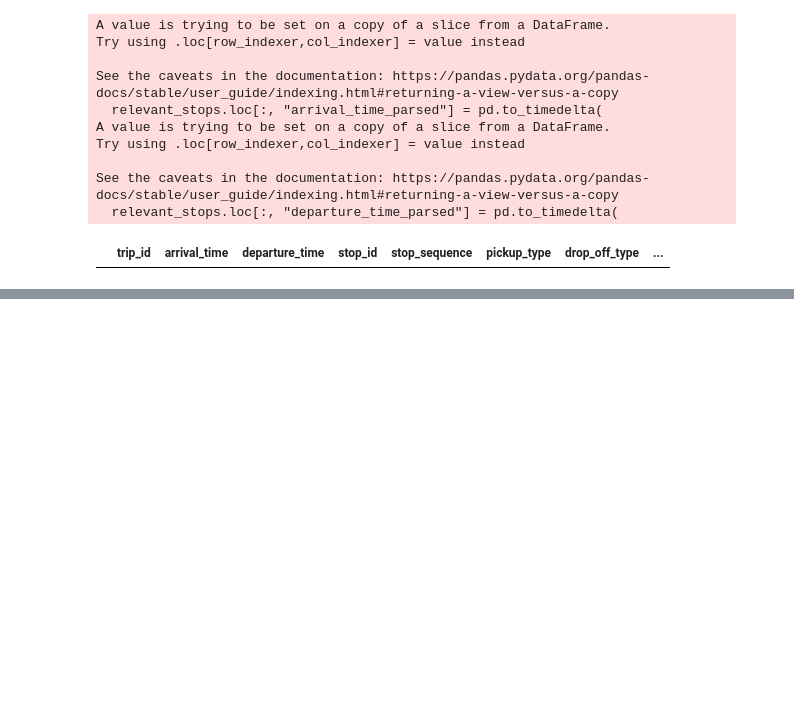
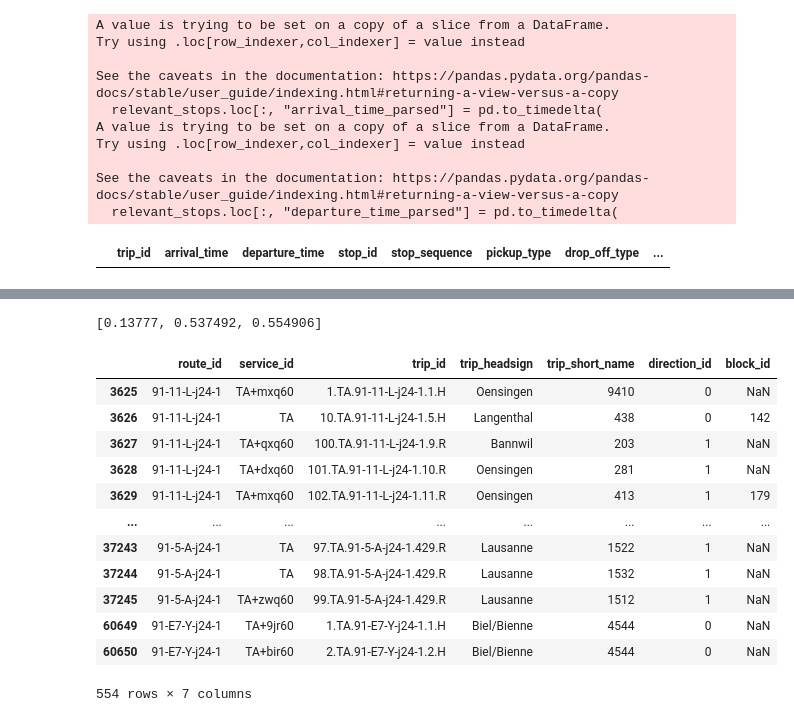
Before and after one commit to Yelinz/commute-city-triangulation, a Jupyter notebook: train.ipynb, the cells around one changed output, grey strips where cells are left out. Saved outputs shown, nothing was run; the diff lists cells and outputs as text; code cells hidden in the pictures; blank space fills up the shorter version.

```diff
--- a/train.ipynb
+++ b/train.ipynb
@@ -183,0 +162,20 @@ stop_data.drop_duplicates(subset=["parent_station"], keep='first')
+# %%
+[0.13777, 0.537492, 0.554906]
+# %% [output]
+[0.13777, 0.537492, 0.554906]
+# %%
+feed.trips.loc[feed.trips["route_id"].isin(routes["route_id"])]
+# %% [output]
+|  | route_id | service_id | trip_id | trip_headsign | trip_short_name | direction_id | block_id |
+| 3625 | 91-11-L-j24-1 | TA+mxq60 | 1.TA.91-11-L-j24-1.1.H | Oensingen | 9410 | 0 | NaN |
+| 3626 | 91-11-L-j24-1 | TA | 10.TA.91-11-L-j24-1.5.H | Langenthal | 438 | 0 | 142 |
+| 3627 | 91-11-L-j24-1 | TA+qxq60 | 100.TA.91-11-L-j24-1.9.R | Bannwil | 203 | 1 | NaN |
+| 3628 | 91-11-L-j24-1 | TA+dxq60 | 101.TA.91-11-L-j24-1.10.R | Oensingen | 281 | 1 | NaN |
+| 3629 | 91-11-L-j24-1 | TA+mxq60 | 102.TA.91-11-L-j24-1.11.R | Oensingen | 413 | 1 | 179 |
+| ... | ... | ... | ... | ... | ... | ... | ... |
+| 37243 | 91-5-A-j24-1 | TA | 97.TA.91-5-A-j24-1.429.R | Lausanne | 1522 | 1 | NaN |
+| 37244 | 91-5-A-j24-1 | TA | 98.TA.91-5-A-j24-1.429.R | Lausanne | 1532 | 1 | NaN |
+| 37245 | 91-5-A-j24-1 | TA+zwq60 | 99.TA.91-5-A-j24-1.429.R | Lausanne | 1512 | 1 | NaN |
+| 60649 | 91-E7-Y-j24-1 | TA+9jr60 | 1.TA.91-E7-Y-j24-1.1.H | Biel/Bienne | 4544 | 0 | NaN |
+| 60650 | 91-E7-Y-j24-1 | TA+bir60 | 2.TA.91-E7-Y-j24-1.2.H | Biel/Bienne | 4544 | 0 | NaN |
+554 rows × 7 columns
```
Also changed, not shown: parts of 9 cells of this notebook, 3 other files.
